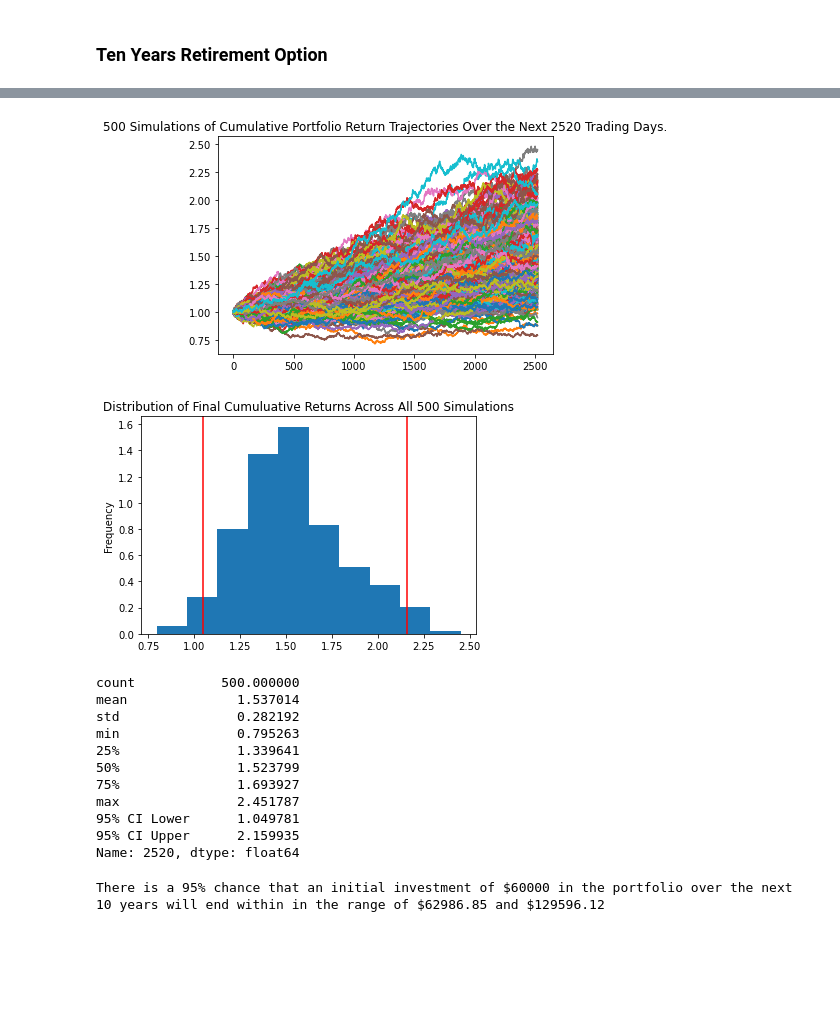
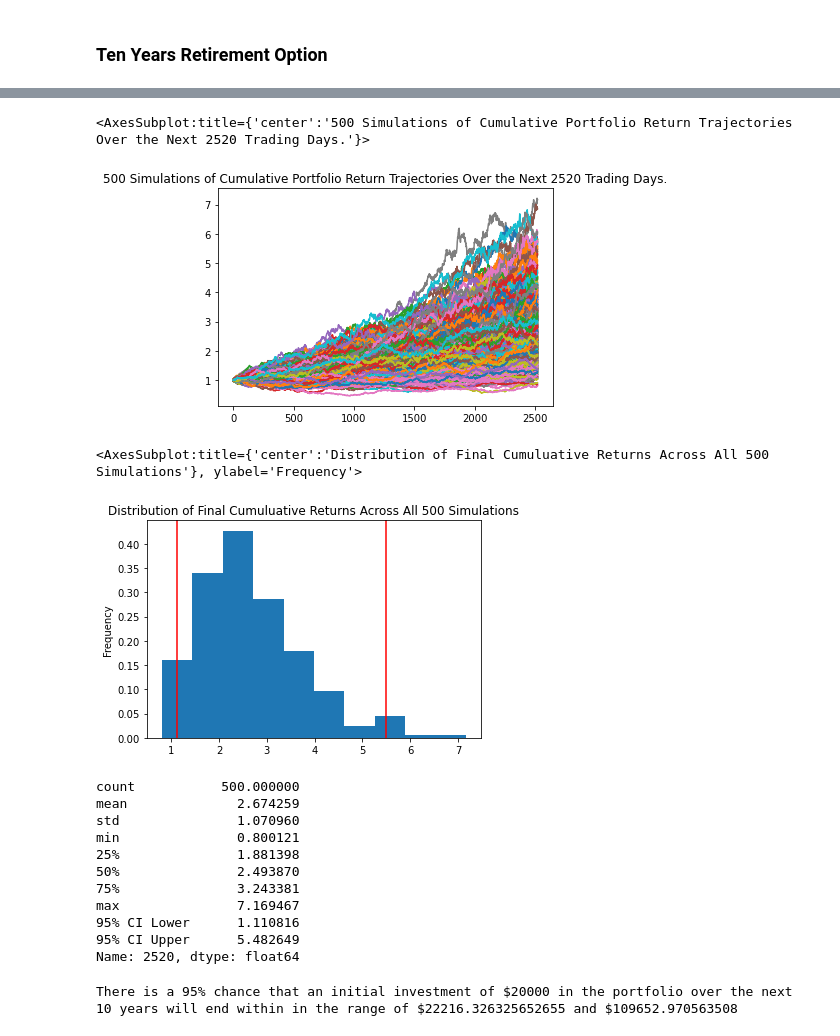
Before and after one commit to CascadingDoomPony/Personal_Finance_Planner, a Jupyter notebook: financial-planner.ipynb, the cells around one changed output, grey strips where cells are left out. Cells and saved outputs as stored; diff of their text form; code cells hidden in the pictures; blank space fills up the shorter version.

```diff
--- a/financial-planner.ipynb
+++ b/financial-planner.ipynb
@@ -420,3 +440,7 @@ There is a 95% chance that an initial investment of $60000 in the portfolio over
 # %% [markdown]
 ### Ten Years Retirement Option
+# %%
+# Configuring a Monte Carlo simulation to forecast 10 years cumulative returns
+# Configure Monte Carlo simulation for 40% AGG, 60% SPY, running 500 times for a period of 10 years of 252 trading days
+mc_simulator_10y = MCSimulation(df_stock_data, [0.4, 0.6], 500,  252*10)
 # %%
@@ -459,41 +491,45 @@ Running Monte Carlo simulation number 490.
 # %%
 # Plot simulation outcomes
-# YOUR CODE HERE!
+mc_simulator_10y.plot_simulation()
 # %% [output]
+<AxesSubplot:title={'center':'500 Simulations of Cumulative Portfolio Return Trajectories Over the Next 2520 Trading Days.'}>
-[figure, old version]
+[figure, new version]
 # %%
 # Plot probability distribution and confidence intervals
-# YOUR CODE HERE!
+mc_simulator_10y.plot_distribution()
 # %% [output]
+<AxesSubplot:title={'center':'Distribution of Final Cumuluative Returns Across All 500 Simulations'}, ylabel='Frequency'>
-[figure, old version]
+[figure, new version]
 # %%
 # Fetch summary statistics from the Monte Carlo simulation results
-# YOUR CODE HERE!
+simulation_results_10y = mc_simulator_10y.summarize_cumulative_return()
 
 # Print summary statistics
-# YOUR CODE HERE!
+print(simulation_results_10y)
 # %% [output]
 count           500.000000
-mean              1.537014
-std               0.282192
-min               0.795263
-25%               1.339641
-50%               1.523799
-75%               1.693927
-max               2.451787
-95% CI Lower      1.049781
-95% CI Upper      2.159935
+mean              2.674259
+std               1.070960
+min               0.800121
+25%               1.881398
+50%               2.493870
+75%               3.243381
+max               7.169467
+95% CI Lower      1.110816
+95% CI Upper      5.482649
 Name: 2520, dtype: float64
 # %%
 # Set initial investment
-# YOUR CODE HERE!
+# Set the same investment as previous simulation
+initial_investment = 20000
 
 # Use the lower and upper `95%` confidence intervals to calculate the range of the possible outcomes of our $60,000
-# YOUR CODE HERE!
+ci_lower_ten = simulation_results_10y[8] * initial_investment
+ci_upper_ten = simulation_results_10y[9] * initial_investment
 
 # Print results
 print(f"There is a 95% chance that an initial investment of ${initial_investment} in the portfolio"
       f" over the next 10 years will end within in the range of"
       f" ${ci_lower_ten} and ${ci_upper_ten}")
 # %% [output]
-There is a 95% chance that an initial investment of $60000 in the portfolio over the next 10 years will end within in the range of $62986.85 and $129596.12
+There is a 95% chance that an initial investment of $20000 in the portfolio over the next 10 years will end within in the range of $22216.326325652655 and $109652.970563508
```
Also changed, not shown: parts of 13 cells of this notebook.
